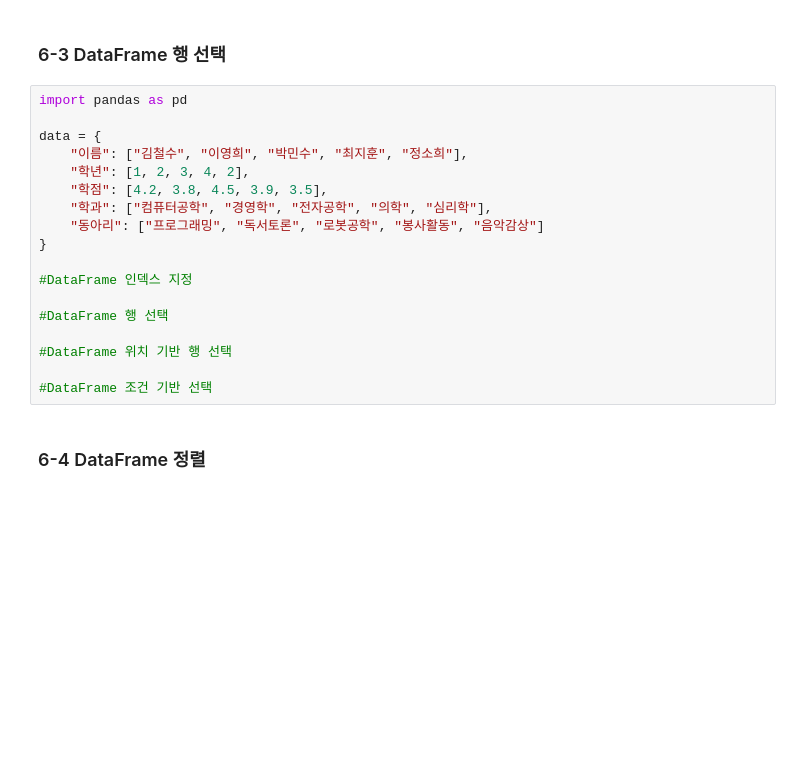
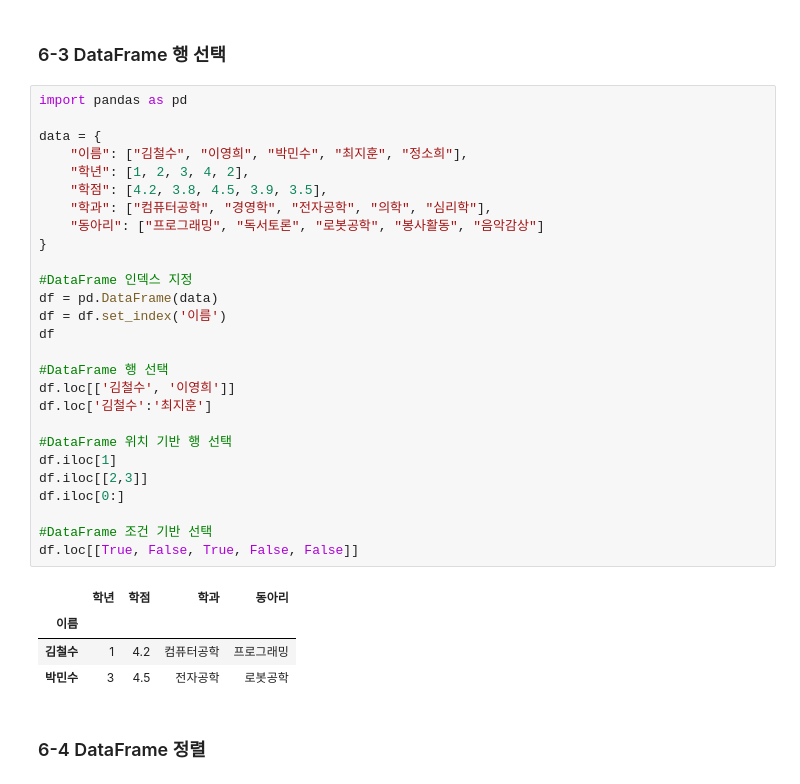
Before and after one commit to dlsdnsms/Data-Analysis-with-Open-Source, a Jupyter notebook: 오픈소스_데이터_분석_6강.ipynb, the cells around one changed output. Drawn from its saved outputs; the diff is of its cells as text; blank space fills up the shorter version.

```diff
--- a/오픈소스_데이터_분석_6강.ipynb
+++ b/오픈소스_데이터_분석_6강.ipynb
@@ -76,21 +78,35 @@ reordered_cols
 # %%
 import pandas as pd
 
 data = {
     "이름": ["김철수", "이영희", "박민수", "최지훈", "정소희"],
     "학년": [1, 2, 3, 4, 2],
     "학점": [4.2, 3.8, 4.5, 3.9, 3.5],
     "학과": ["컴퓨터공학", "경영학", "전자공학", "의학", "심리학"],
     "동아리": ["프로그래밍", "독서토론", "로봇공학", "봉사활동", "음악감상"]
 }
 
 #DataFrame 인덱스 지정
+df = pd.DataFrame(data)
+df = df.set_index('이름')
+df
 
 #DataFrame 행 선택
+df.loc[['김철수', '이영희']]
+df.loc['김철수':'최지훈']
 
 #DataFrame 위치 기반 행 선택
+df.iloc[1]
+df.iloc[[2,3]]
+df.iloc[0:]
 
 #DataFrame 조건 기반 선택
+df.loc[[True, False, True, False, False]]
+# %% [output]
+|  | 학년 | 학점 | 학과 | 동아리 |
+| 이름 |  |  |  |  |
+| 김철수 | 1 | 4.2 | 컴퓨터공학 | 프로그래밍 |
+| 박민수 | 3 | 4.5 | 전자공학 | 로봇공학 |
 # %% [markdown]
 ### 6-4 DataFrame 정렬
 # %%
```
Also changed, not shown: parts of 1 cell of this notebook.
